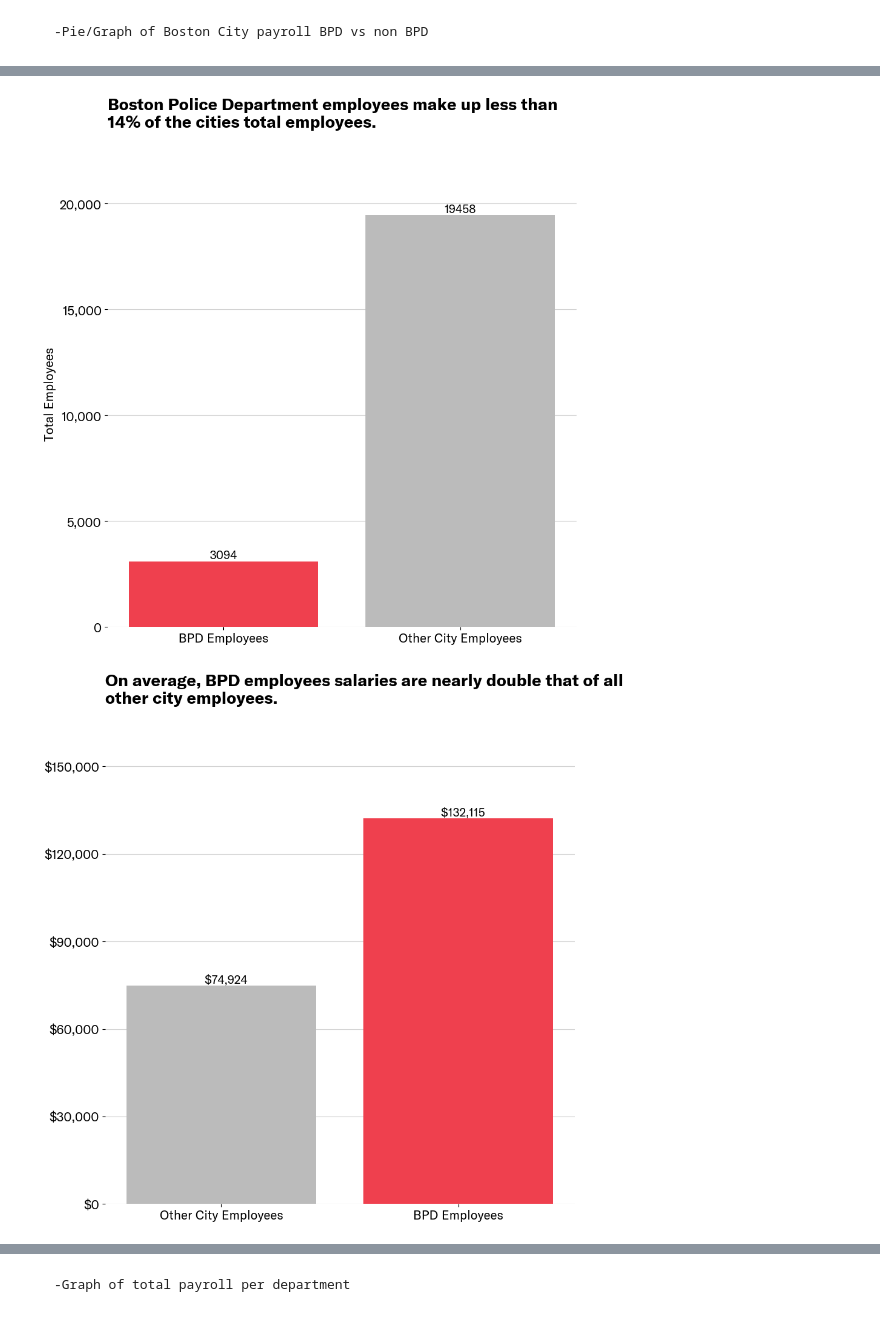
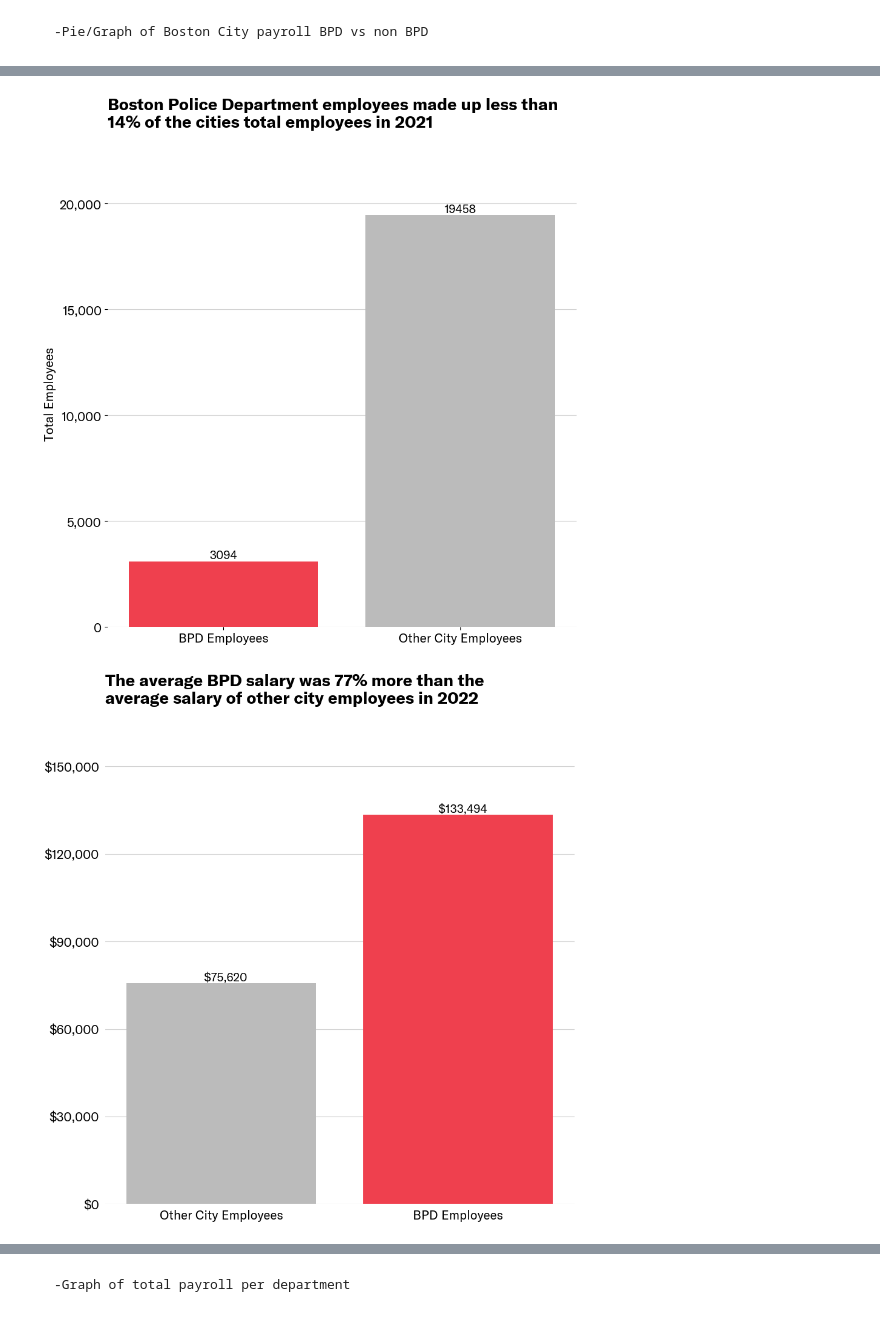
Before and after one commit to yap-ryan/ds-aclu-police-budget-analysis, a Jupyter notebook: fall22-team-2/8. Employee compensation comparison to non-BPD employees.ipynb, the cells around one changed output, grey strips where cells are left out. Drawn from its saved outputs; the diff is of its cells as text; code cells hidden in the pictures.

Commit message:
Final touchups + new graph for OT budget vs OT spending

```diff
--- a/fall22-team-2/8. Employee compensation comparison to non-BPD employees.ipynb
+++ b/fall22-team-2/8. Employee compensation comparison to non-BPD employees.ipynb
@@ -27,10 +27,14 @@ LightAzure='#A3DBE3'
 Gray20='#CCCCCC'
 # %%
 earnings21 = pd.DataFrame(pd.read_csv('./Data/employees-2021.csv', encoding='latin1'))
-
 earnings21['TOTAL_GROSS']=earnings21['TOTAL_GROSS'].astype(str)
 earnings21['TOTAL_GROSS']=earnings21['TOTAL_GROSS'].apply(lambda x: float(x.replace(",","")))
 
+earnings22 = pd.DataFrame(pd.read_csv('./Data/employees-2022.csv', encoding='latin1'))
+earnings22['TOTAL_ GROSS']=earnings22['TOTAL_ GROSS'].astype(str)
+earnings22['TOTAL_ GROSS']=earnings22['TOTAL_ GROSS'].apply(lambda x: float(x.replace(",","")))
+
+
 fpath = Path("./fonts/ttf/GT-America-Standard-Regular.ttf")
 fpath_bold = Path("./fonts/ttf/GT-America-Standard-Bold.ttf")
 # %% [markdown]
@@ -126,7 +130,7 @@ _=plt.ticklabel_format(style='plain', axis='y', useLocale=True)
 #_=plt.xlabel('Department', fontsize=16, font=font)
 plt.ylabel('Total Employees', font=font)
 #plt.title('City of Boston Payroll Breakdown',fontsize=18, font=font)
-ax.set_title('Boston Police Department employees make up less than \n14% of the cities total employees.', font=fpath_bold, fontsize=20, loc='left', pad=40)
+ax.set_title('Boston Police Department employees made up less than \n14% of the cities total employees in 2021', font=fpath_bold, fontsize=20, loc='left', pad=40)
 ax.title.set_size(20)
 
 #_= plt.grid(axis='y')
@@ -145,10 +149,10 @@ fig.savefig('./Hayden_Images/8/Boston Police Department employees make up less t
 
 plt.show()
 # %% [output]
-[figure, old version]
+[figure, new version]
 # %%
-bpd_earnings21 = earnings21[earnings21['DEPARTMENT_NAME']=='Boston Police Department']
-nonbpd_earnings21 = earnings21[earnings21['DEPARTMENT_NAME']!='Boston Police Department']
+bpd_earnings22 = earnings22[earnings22['DEPARTMENT_NAME']=='Boston Police Department']
+nonbpd_earnings22 = earnings22[earnings22['DEPARTMENT_NAME']!='Boston Police Department']
 colors = ["#FCAA17", "#FCAA17", "#EF404E",'#552564','#0055AA',
     '#130F54','#3C3532','#691B40','#231F20','#EFECEA',
     '#FFE06A','#FFE06A','#FABEAF','#A3DBE3','#CCCCCC' ]
@@ -157,10 +161,10 @@ font = fpath
 
 # make data
 x = ['Other City Employees','BPD Employees']
-y = [ nonbpd_earnings21['TOTAL_GROSS'].sum()
-     / len(nonbpd_earnings21['TOTAL_GROSS'].index),
-     bpd_earnings21['TOTAL_GROSS'].sum()
-     / len(bpd_earnings21['TOTAL_GROSS'].index)]
+y = [ nonbpd_earnings22['TOTAL_ GROSS'].sum()
+     / len(nonbpd_earnings22['TOTAL_ GROSS'].index),
+     bpd_earnings22['TOTAL_ GROSS'].sum()
+     / len(bpd_earnings22['TOTAL_ GROSS'].index)]
 # plot
 fig, ax = plt.subplots()
 
@@ -170,33 +174,38 @@ fig.set_figwidth(10)
 
 cont = ax.bar(x,y, color=["#BBBBBB",'#EF404E'])
 ax.set(ylim=(0, 160000),yticks=range(0,160000,30000))
 plt.ticklabel_format(style='plain', axis='y', useLocale=True)
 
-ax.set_title('On average, BPD employees salaries are nearly double that of all \nother city employees.',font=fpath_bold, fontsize=20, loc='left', pad=40)
+ax.set_title('On average, BPD employees\' salaries were nearly double that of \nother city employees in 2022',font=fpath_bold, fontsize=20, loc='left', pad=40)
+ax.set_title('The average BPD salary was 77% more than the \naverage salary of other city employees in 2022 ',font=fpath_bold, fontsize=20, loc='left', pad=40)
+
 
 locale.setlocale(locale.LC_ALL, 'en_CA.UTF-8')
 labels = []
 for i in y:
     labels.append('   ${:,.0f}'.format(i))
 
 
 fmt = '${x:,.0f}'
 tick = mtick.StrMethodFormatter(fmt)
 ax.yaxis.set_major_formatter(tick)
 ax.bar_label(container=cont, labels=labels,fontsize=14,font=font)
 plt.xticks(font=fpath)
 plt.yticks(font=fpath)
 #ax.yaxis.set_major_formatter('${x:1.0f}')
 
 plt.grid(which='major', axis='y', color='lightgrey', zorder=10.0)
 ax.set_axisbelow(True)
+plt.tick_params(left = False, bottom=False)
+
+
 
 
 for pos in ['right', 'top', 'bottom', 'left']:
    plt.gca().spines[pos].set_visible(False)
 fig.savefig('./Hayden_Images/8/On average, BPD employees salaries are nearly double that of all other city employees.png')
 
 plt.show()
 # %% [output]
-[figure, old version]
+[figure, new version]
 # %%
```
Also changed, not shown: parts of 5 cells of this notebook, 43 other files.
